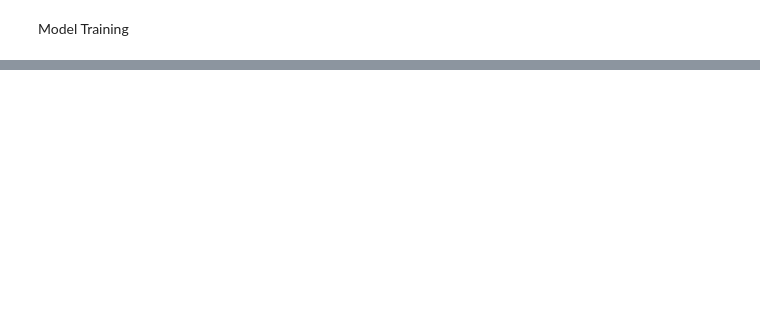
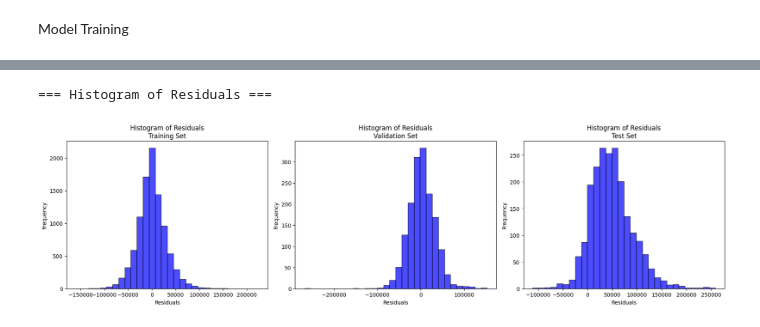
Before and after one commit to cheesexuanyang/Machine-Learning_lab-P5_Group11, a Jupyter notebook: INF2008_Project_RF.ipynb, the cells around one changed output, grey strips where cells are left out. Saved outputs shown, nothing was run; the diff lists cells and outputs as text; code cells hidden in the pictures; blank space fills up the shorter version.

```diff
--- a/INF2008_Project_RF.ipynb
+++ b/INF2008_Project_RF.ipynb
@@ -776,0 +905,33 @@ plt.show()
+# %%
+print("=== Histogram of Residuals ===\n")
+# Calculate residuals for each dataset (if not already computed)
+residuals_train = rf_y_train - y_train_pred
+residuals_val = rf_y_val - y_val_pred
+residuals_test = rf_y_test - y_test_pred
+
+# Create subplots for each dataset's residual histogram
+fig, axs = plt.subplots(1, 3, figsize=(18, 5))
+
+# Training set residual histogram
+axs[0].hist(residuals_train, bins=30, color='blue', edgecolor='black', alpha=0.7)
+axs[0].set_title('Histogram of Residuals\nTraining Set')
+axs[0].set_xlabel('Residuals')
+axs[0].set_ylabel('Frequency')
+
+# Validation set residual histogram
+axs[1].hist(residuals_val, bins=30, color='blue', edgecolor='black', alpha=0.7)
+axs[1].set_title('Histogram of Residuals\nValidation Set')
+axs[1].set_xlabel('Residuals')
+axs[1].set_ylabel('Frequency')
+
+# Test set residual histogram
+axs[2].hist(residuals_test, bins=30, color='blue', edgecolor='black', alpha=0.7)
+axs[2].set_title('Histogram of Residuals\nTest Set')
+axs[2].set_xlabel('Residuals')
+axs[2].set_ylabel('Frequency')
+
+plt.tight_layout()
+plt.show()
+# %% [output]
+=== Histogram of Residuals ===
+[figure, added]
```
Also changed, not shown: parts of 49 cells of this notebook.
